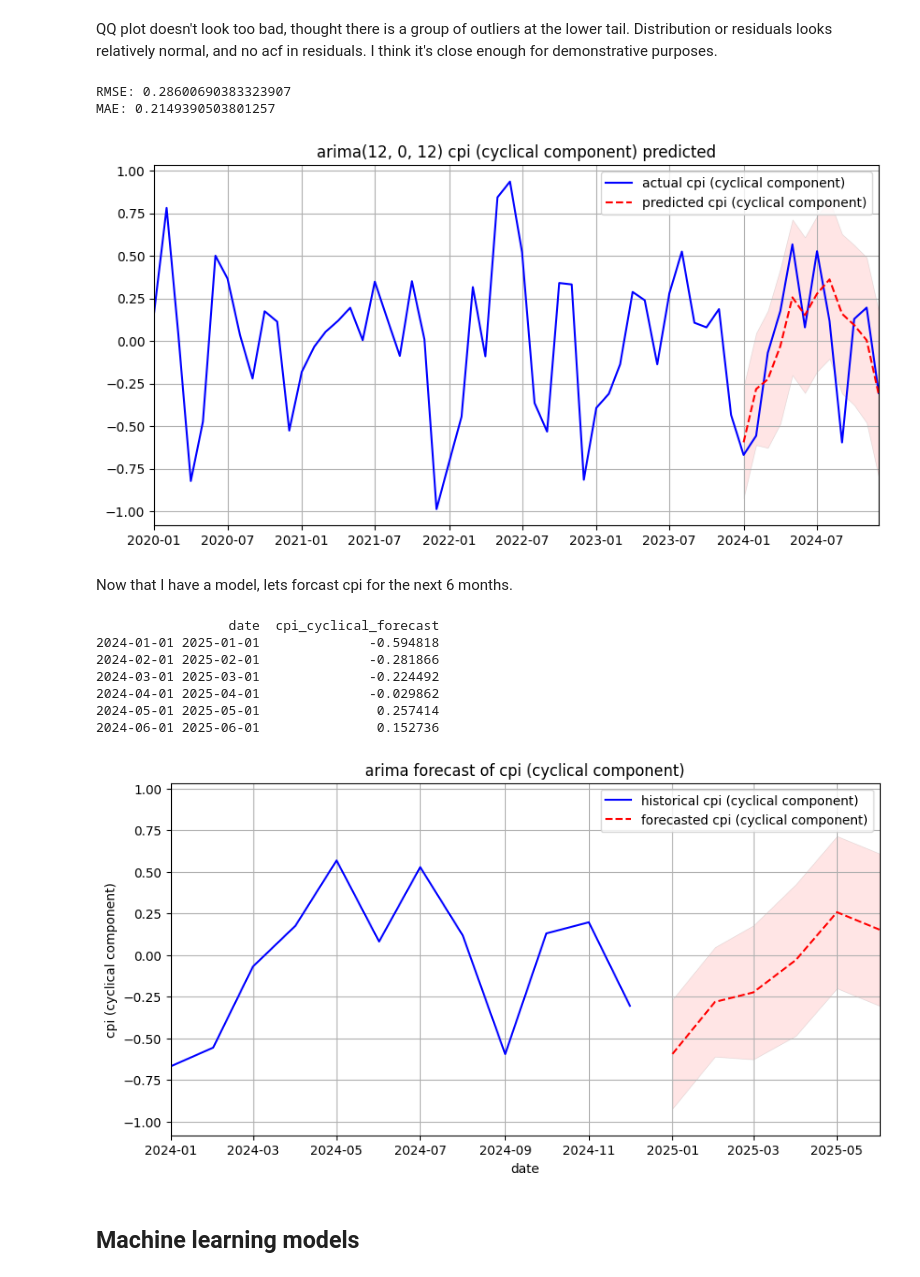
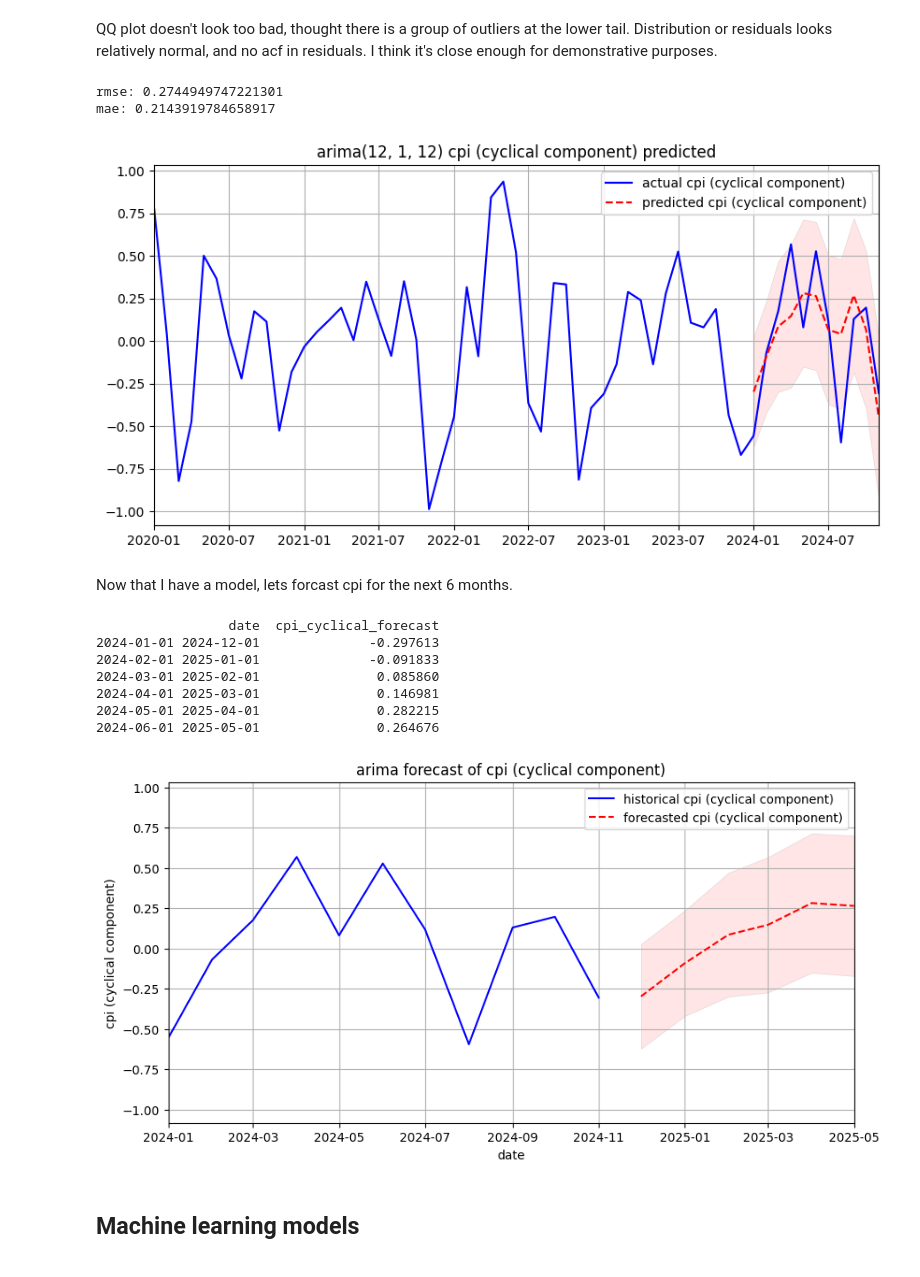
Before and after one commit to FleaBusyBeeBergs/dtsa5506-pipeline, a Jupyter notebook: dtsa5506_final_project.ipynb, the cells around one changed output. Cells and saved outputs as stored; diff of their text form; code cells hidden in the pictures.

```diff
--- a/dtsa5506_final_project.ipynb
+++ b/dtsa5506_final_project.ipynb
@@ -802,7 +818,7 @@ best model: (12, 0, 12) with rmse:, best_score
 # %%
 # model
 arima_model = sm.tsa.ARIMA(train_arima_cyclical,
-                           order = (12, 0, 12))
+                           order = (12, 1, 12))
 
 # fit
 arima_fit = arima_model.fit()
@@ -848,39 +864,39 @@ conf_int = forecast_test.conf_int(alpha = 0.10)
 rmse = np.sqrt(mean_squared_error(test_arima_cyclical,
                                   predictions))
 mae = mean_absolute_error(test_arima_cyclical,
                           predictions)
 
-print(f"RMSE: {rmse}")
-print(f"MAE: {mae}")
+print(f'rmse: {rmse}')
+print(f'mae: {mae}')
 
 # plot
 plt.figure(figsize=(10, 5))
 plt.plot(data_diff.index,
          data_diff['cpi_cyclical'],
          label = 'actual cpi (cyclical component)',
          color = 'blue')
 plt.plot(test_arima_cyclical.index,
          predictions,
          label = 'predicted cpi (cyclical component)',
          color = 'red',
          linestyle = 'dashed')
 plt.fill_between(test_arima_cyclical.index,
                  conf_int.iloc[:, 0],
                  conf_int.iloc[:, 1],
                  color = 'red',
                  alpha = 0.10,
                  edgecolor = 'black',
                  linewidth = 0.5)
 plt.legend()
-plt.title('arima(12, 0, 12) cpi (cyclical component) predicted')
+plt.title('arima(12, 1, 12) cpi (cyclical component) predicted')
 plt.xlim(pd.to_datetime('2020-01-01'), data_diff.index[-1])
 plt.grid(True)
 
 plt.show()
 # %% [output]
-RMSE: 0.28600690383323907
-MAE: 0.2149390503801257
+rmse: 0.2744949747221301
+mae: 0.2143919784658917
-[figure, old version]
+[figure, new version]
 # %% [markdown]
 Now that I have a model, lets forcast cpi for the next 6 months.
 # %%
@@ -937,13 +953,13 @@ plt.xlim(pd.to_datetime('2024-01-01'), forecast_df['date'].max())
 plt.show()
 # %% [output]
                  date  cpi_cyclical_forecast
-2024-01-01 2025-01-01              -0.594818
-2024-02-01 2025-02-01              -0.281866
-2024-03-01 2025-03-01              -0.224492
-2024-04-01 2025-04-01              -0.029862
-2024-05-01 2025-05-01               0.257414
-2024-06-01 2025-06-01               0.152736
+2024-01-01 2024-12-01              -0.297613
+2024-02-01 2025-01-01              -0.091833
+2024-03-01 2025-02-01               0.085860
+2024-04-01 2025-03-01               0.146981
+2024-05-01 2025-04-01               0.282215
+2024-06-01 2025-05-01               0.264676
-[figure, old version]
+[figure, new version]
 # %% [markdown]
 ## Machine learning models
 # %% [markdown]
```
Also changed, not shown: parts of 10 cells of this notebook.
